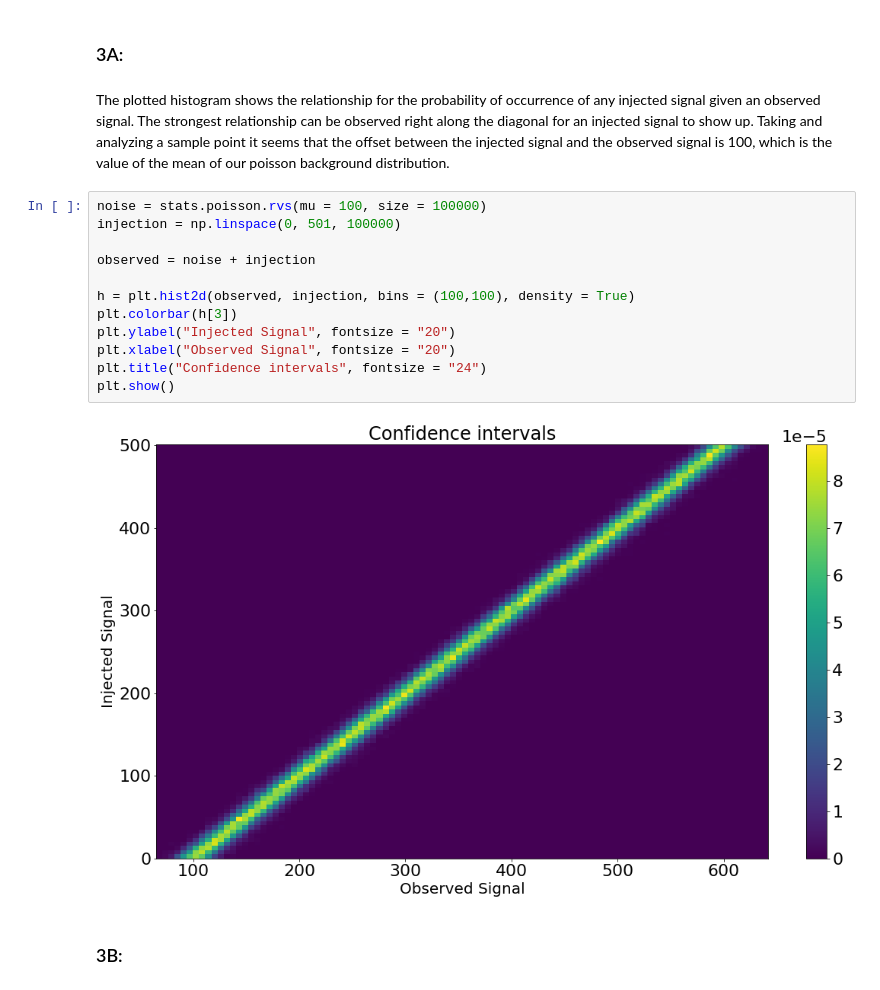
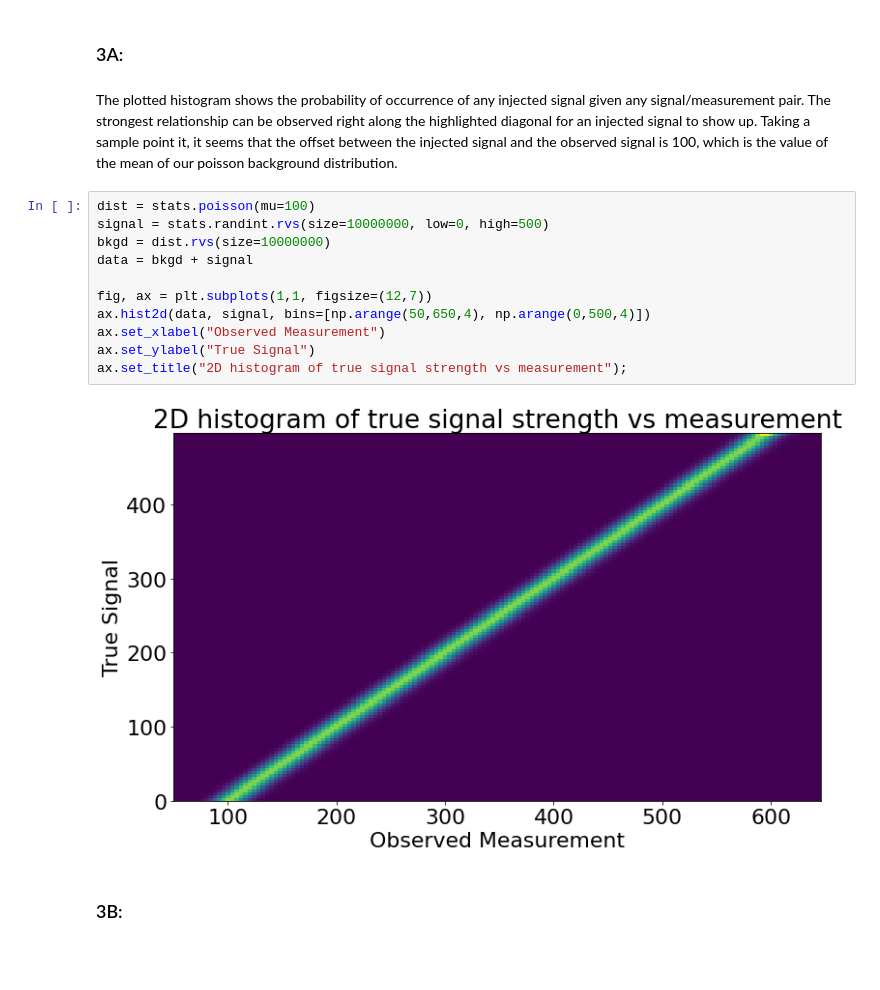
Before and after one commit to StLee314/Phys-434-Fall-2021, a Jupyter notebook: Lab6.ipynb, the cells around one changed output. Drawn from its saved outputs; the diff is of its cells as text; blank space fills up the shorter version.

```diff
--- a/Lab6.ipynb
+++ b/Lab6.ipynb
@@ -69,21 +74,20 @@ The mean has moved from 250 to 350. The distance it has moved to the right (100)
 # %% [markdown]
 ### 3A:
 # %% [markdown]
-The plotted histogram shows the relationship for the probability of occurrence of any injected signal given an observed signal. The strongest relationship can be observed right along the diagonal for an injected signal to show up. Taking and analyzing a sample point it seems that the offset between the injected signal and the observed signal is 100, which is the value of the mean of our poisson background distribution.
+The plotted histogram shows the probability of occurrence of any injected signal given any signal/measurement pair. The strongest relationship can be observed right along the highlighted diagonal for an injected signal to show up. Taking a sample point it, it seems that the offset between the injected signal and the observed signal is 100, which is the value of the mean of our poisson background distribution.
 # %%
-noise = stats.poisson.rvs(mu = 100, size = 100000)
-injection = np.linspace(0, 501, 100000)
+dist = stats.poisson(mu=100)
+signal = stats.randint.rvs(size=10000000, low=0, high=500)
+bkgd = dist.rvs(size=10000000)
+data = bkgd + signal
 
-observed = noise + injection
-
-h = plt.hist2d(observed, injection, bins = (100,100), density = True)
-plt.colorbar(h[3])
-plt.ylabel("Injected Signal", fontsize = "20")
-plt.xlabel("Observed Signal", fontsize = "20")
-plt.title("Confidence intervals", fontsize = "24")
-plt.show()
+fig, ax = plt.subplots(1,1, figsize=(12,7))
+ax.hist2d(data, signal, bins=[np.arange(50,650,4), np.arange(0,500,4)])
+ax.set_xlabel("Observed Measurement")
+ax.set_ylabel("True Signal")
+ax.set_title("2D histogram of true signal strength vs measurement");
 # %% [output]
-[figure, old version]
+[figure, new version]
 # %% [markdown]
 ### 3B:
 # %% [markdown]
```
Also changed, not shown: parts of 13 cells of this notebook.
